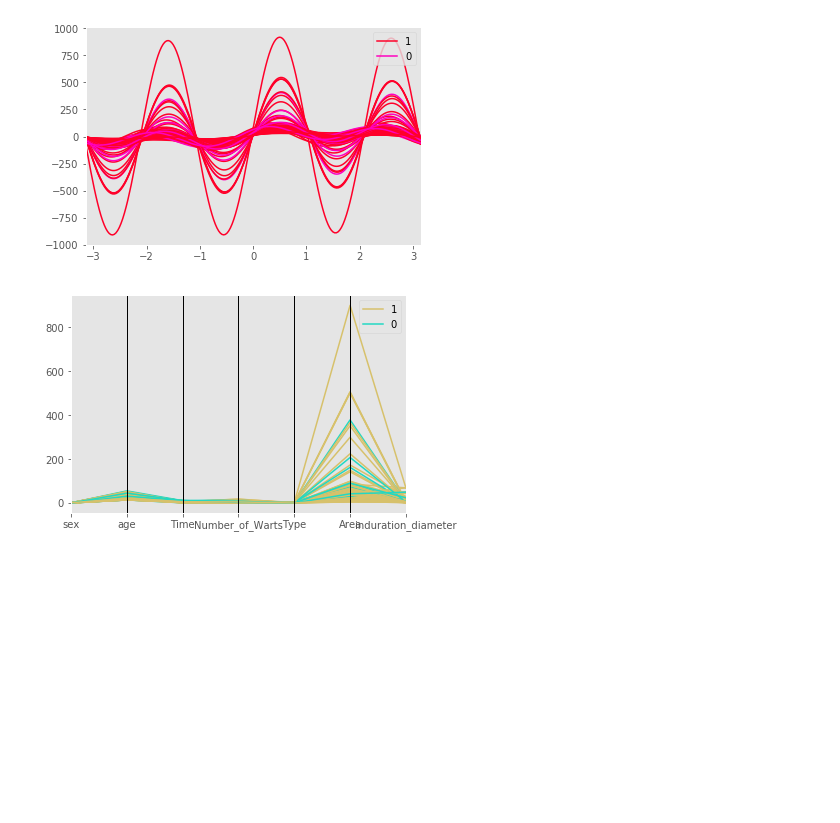
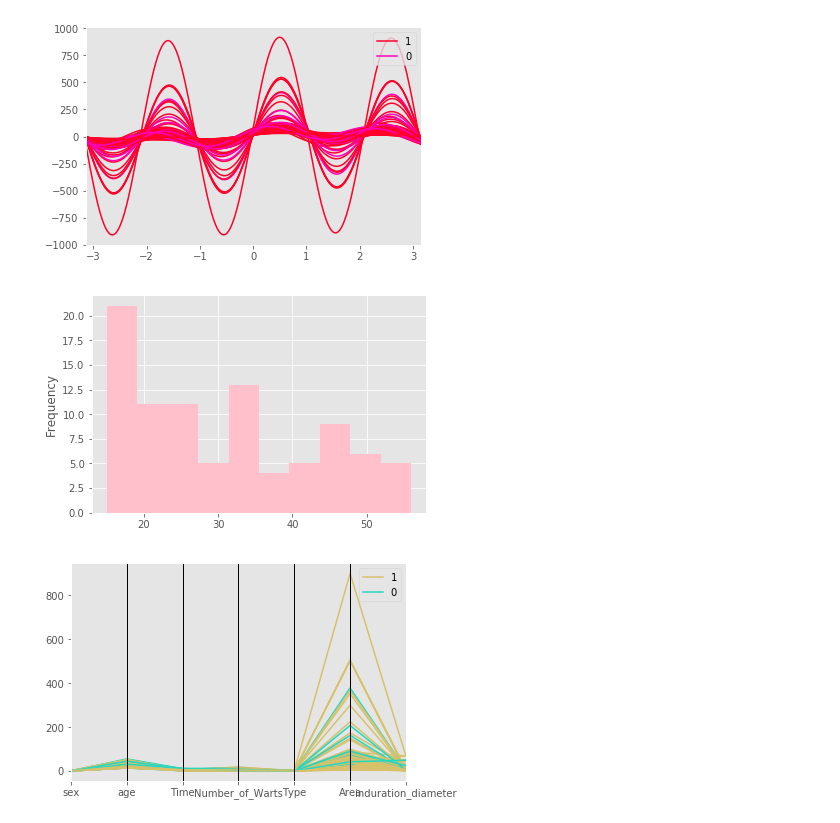
Before and after one commit to Khrystyna1/Classification_python, a Jupyter notebook: Classification_ImmunotherapyDataset.ipynb, the cells around one changed output. Saved outputs shown, nothing was run; the diff lists cells and outputs as text; code cells hidden in the pictures; blank space fills up the shorter version.

```diff
--- a/Classification_ImmunotherapyDataset.ipynb
+++ b/Classification_ImmunotherapyDataset.ipynb
@@ -83,6 +83,10 @@ from matplotlib import cm
 andrews_curves(df, 'Result_of_Treatment', colormap='gist_rainbow');
 # %% [output]
 [figure]
+# %%
+df.age.plot('hist', width =color ='pink');
+# %% [output]
+[figure, added]
 # %%
 plt.figure()
 parallel_coordinates(df, 'Result_of_Treatment');
```
